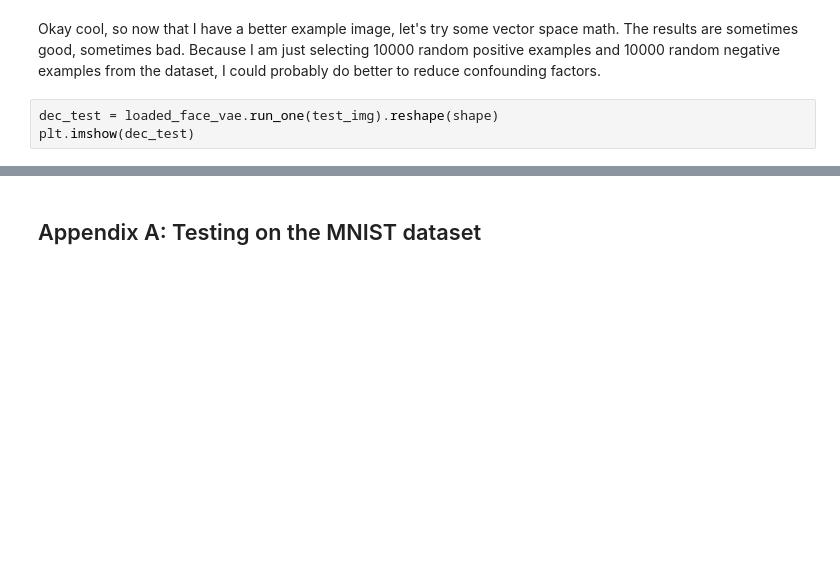
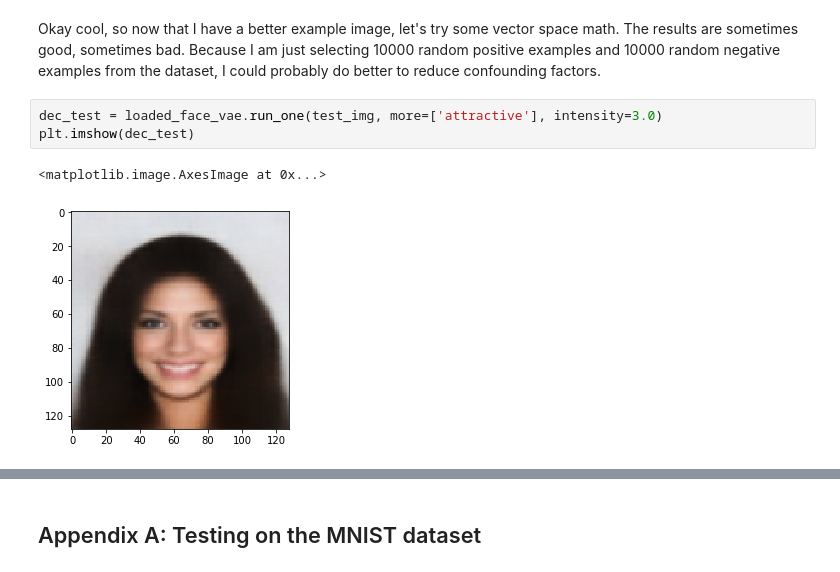
Before and after one commit to jibben/vggcvae, a Jupyter notebook: notebooks/Jibben_Final_clean.ipynb, the cells around one changed output, grey strips where cells are left out. Saved outputs shown, nothing was run; the diff lists cells and outputs as text; blank space fills up the shorter version.

```diff
--- a/notebooks/Jibben_Final_clean.ipynb
+++ b/notebooks/Jibben_Final_clean.ipynb
@@ -660,5 +705,8 @@ plt.imshow(test_img)
 # %% [markdown]
 Okay cool, so now that I have a better example image, let's try some vector space math. The results are sometimes good, sometimes bad. Because I am just selecting 10000 random positive examples and 10000 random negative examples from the dataset, I could probably do better to reduce confounding factors.
 # %%
-dec_test = loaded_face_vae.run_one(test_img).reshape(shape)
+dec_test = loaded_face_vae.run_one(test_img, more=['attractive'], intensity=3.0)
 plt.imshow(dec_test)
+# %% [output]
+<matplotlib.image.AxesImage at 0x...>
+[figure, added]
```
Also changed, not shown: parts of 58 cells of this notebook.
